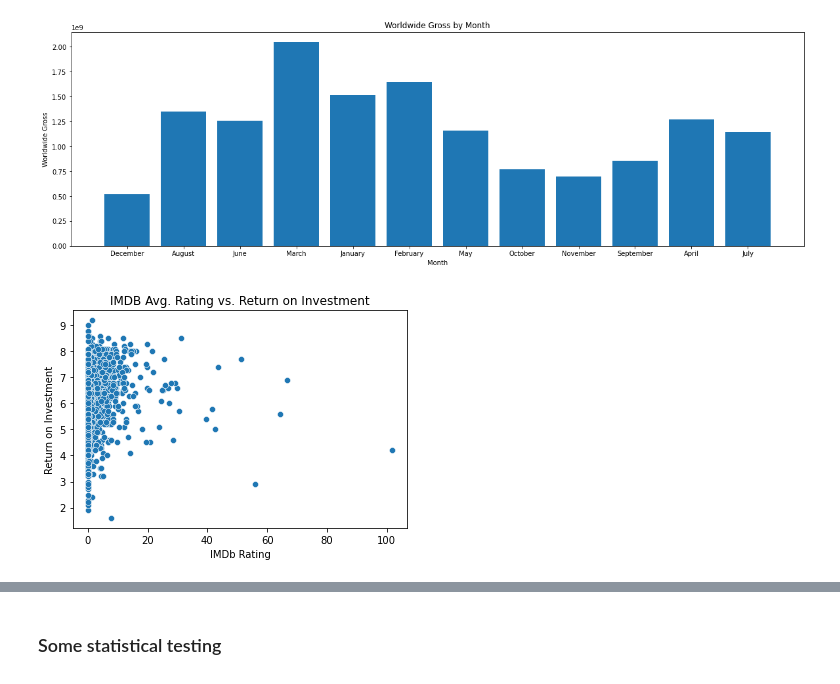
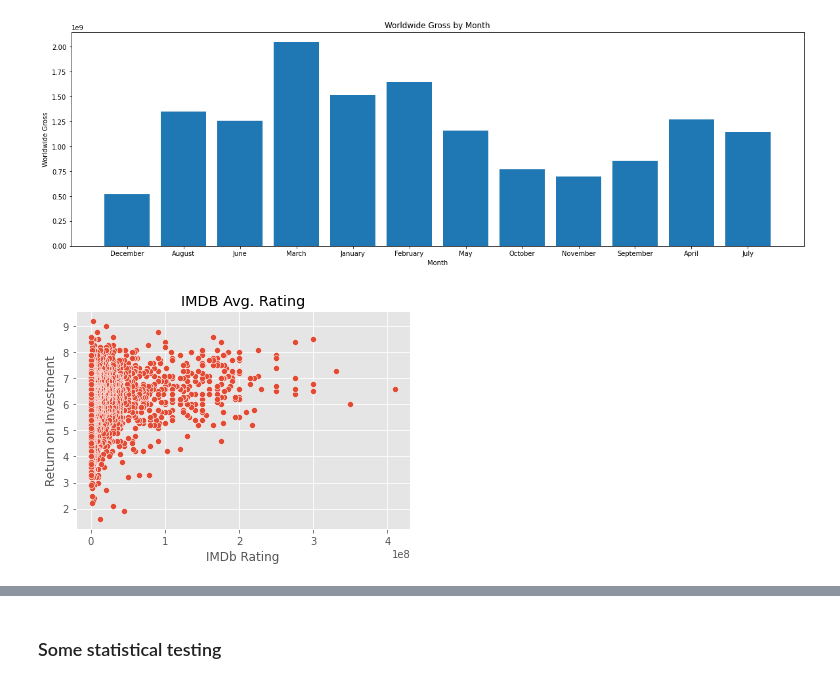
Before and after one commit to LydiaCuffman/film-investment-project, a Jupyter notebook: dsc-phase-2-project-v3-main/Em_scratch.ipynb, the cells around one changed output, grey strips where cells are left out. Cells and saved outputs as stored; diff of their text form; code cells hidden in the pictures.

```diff
--- a/dsc-phase-2-project-v3-main/Em_scratch.ipynb
+++ b/dsc-phase-2-project-v3-main/Em_scratch.ipynb
@@ -384,18 +384,18 @@ plt.show()
 # %%
 import seaborn as sns
 import matplotlib.pyplot as plt
 
 #Create scatterplot
-sns.scatterplot(x='return_on_investment', y='averagerating', data=all_movie_data)
+sns.scatterplot(x='production_budget', y='averagerating', data=all_movie_data)
 
 #Set axis labels and title
 plt.xlabel('IMDb Rating')
 plt.ylabel('Return on Investment')
-plt.title('IMDB Avg. Rating vs. Return on Investment')
+plt.title('IMDB Avg. Rating')
 
 plt.show()
 # %% [output]
-[figure, old version]
+[figure, new version]
 # %%
 #plotting imports
 import matplotlib.pyplot as plt
```
Also changed, not shown: parts of 3 cells of this notebook, 2 other files.
